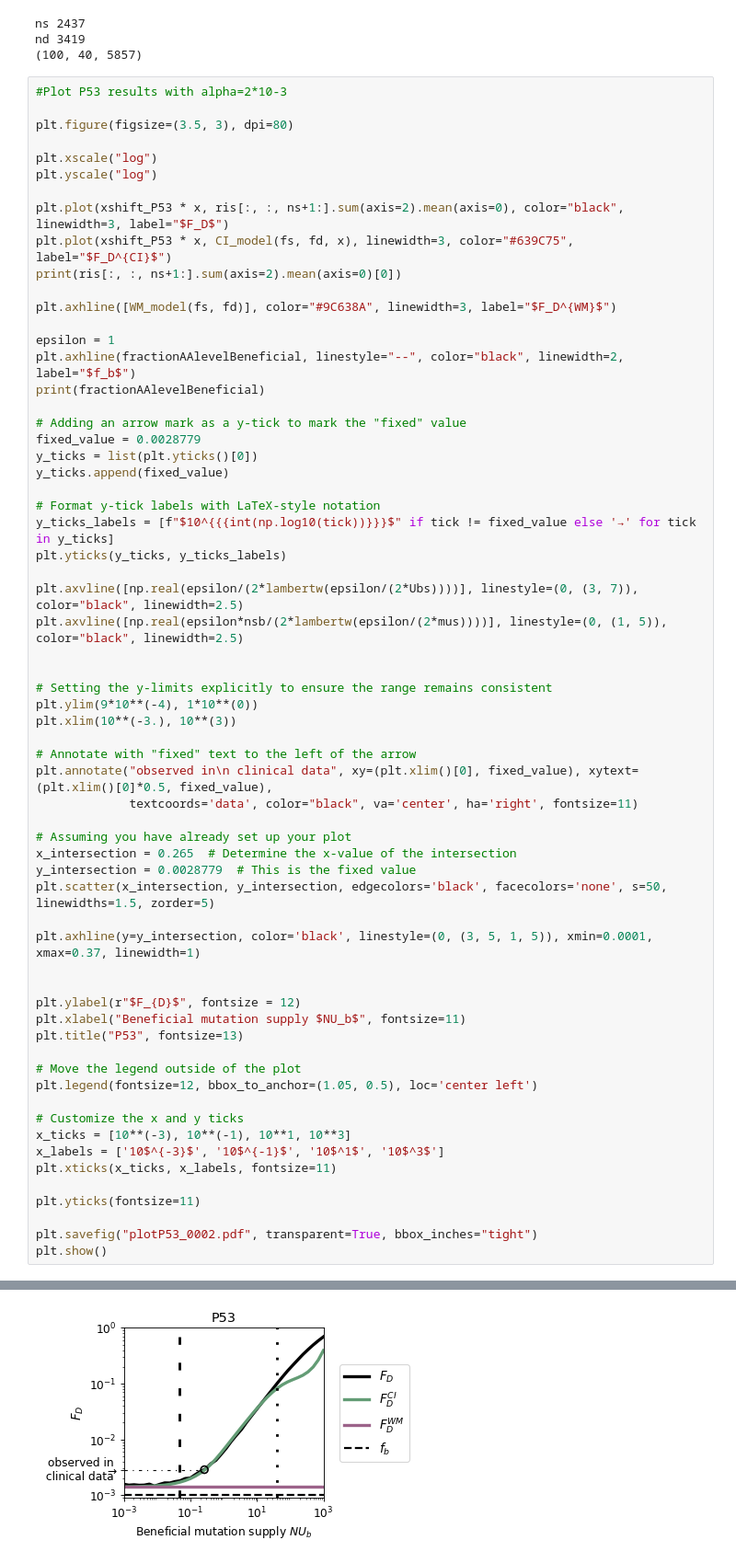
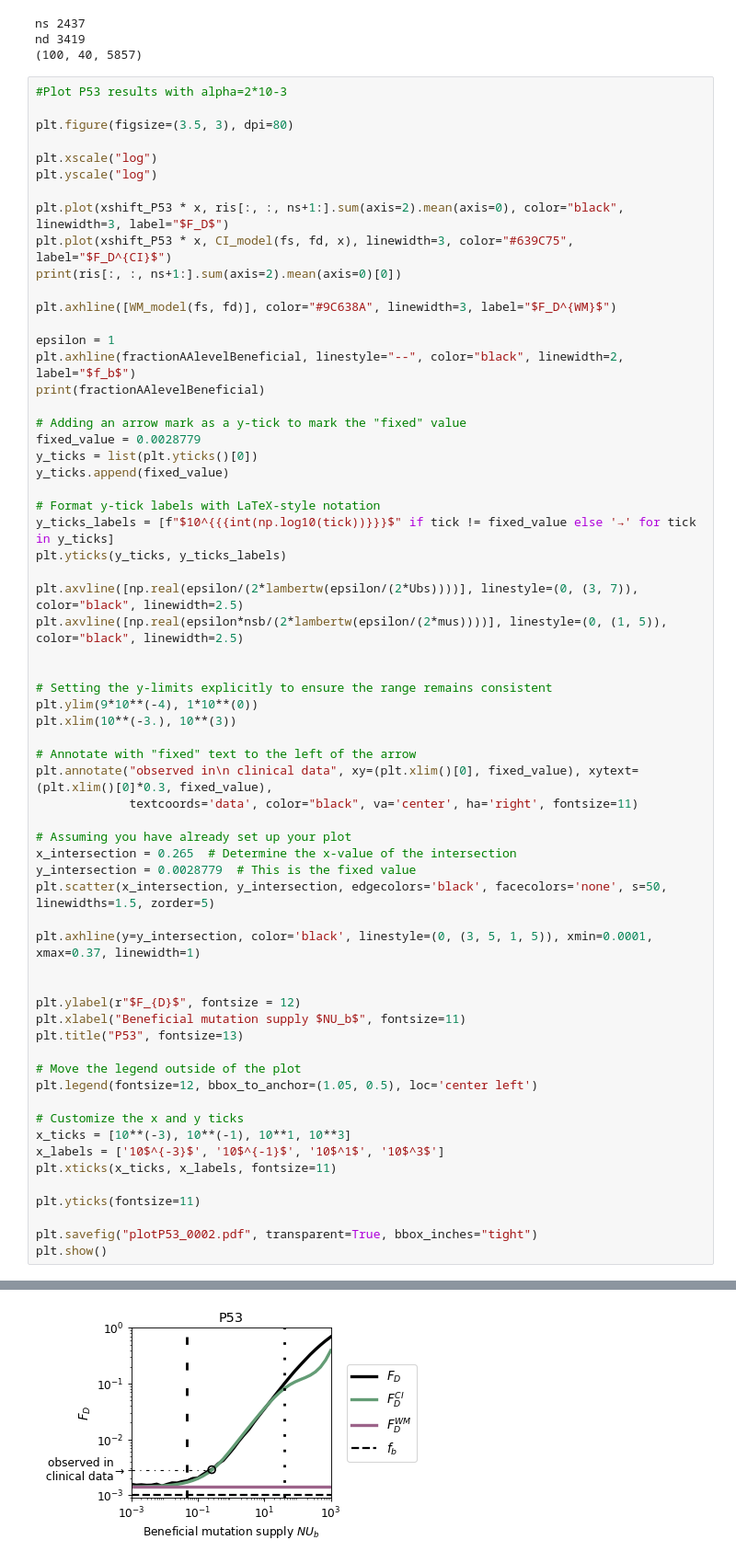
Before and after one commit to AlexKI123/DoublesProject, a Jupyter notebook: Code/WFModel/Plotting/Plot_Empirical_Results.ipynb, the cells around one changed output, grey strips where cells are left out. Shown at 92% size. Drawn from its saved outputs; the diff is of its cells as text.

```diff
--- a/Code/WFModel/Plotting/Plot_Empirical_Results.ipynb
+++ b/Code/WFModel/Plotting/Plot_Empirical_Results.ipynb
@@ -258,34 +258,34 @@ plt.ylim(9*10**(-4), 1*10**(0))
 plt.xlim(10**(-3.), 10**(3))
 
 # Annotate with "fixed" text to the left of the arrow
-plt.annotate("observed in\n clinical data", xy=(plt.xlim()[0], fixed_value), xytext=(plt.xlim()[0]*0.5, fixed_value),
+plt.annotate("observed in\n clinical data", xy=(plt.xlim()[0], fixed_value), xytext=(plt.xlim()[0]*0.3, fixed_value),
              textcoords='data', color="black", va='center', ha='right', fontsize=11)
 
 # Assuming you have already set up your plot
 x_intersection = 0.265  # Determine the x-value of the intersection
 y_intersection = 0.0028779  # This is the fixed value
 plt.scatter(x_intersection, y_intersection, edgecolors='black', facecolors='none', s=50, linewidths=1.5, zorder=5)
 
 plt.axhline(y=y_intersection, color='black', linestyle=(0, (3, 5, 1, 5)), xmin=0.0001, xmax=0.37, linewidth=1)
 
 
 plt.ylabel(r"$F_{D}$", fontsize = 12)
 plt.xlabel("Beneficial mutation supply $NU_b$", fontsize=11)
 plt.title("P53", fontsize=13)
 
 # Move the legend outside of the plot
 plt.legend(fontsize=12, bbox_to_anchor=(1.05, 0.5), loc='center left')
 
 # Customize the x and y ticks
 x_ticks = [10**(-3), 10**(-1), 10**1, 10**3]
 x_labels = ['10$^{-3}$', '10$^{-1}$', '10$^1$', '10$^3$']
 plt.xticks(x_ticks, x_labels, fontsize=11)
 
 plt.yticks(fontsize=11)
 
 plt.savefig("plotP53_0002.pdf", transparent=True, bbox_inches="tight")
 plt.show()
 # %% [output]
 0.001576000000000001
 0.0010210362583485007
-[figure, old version]
+[figure, new version]
```
Also changed, not shown: 1 other file.
